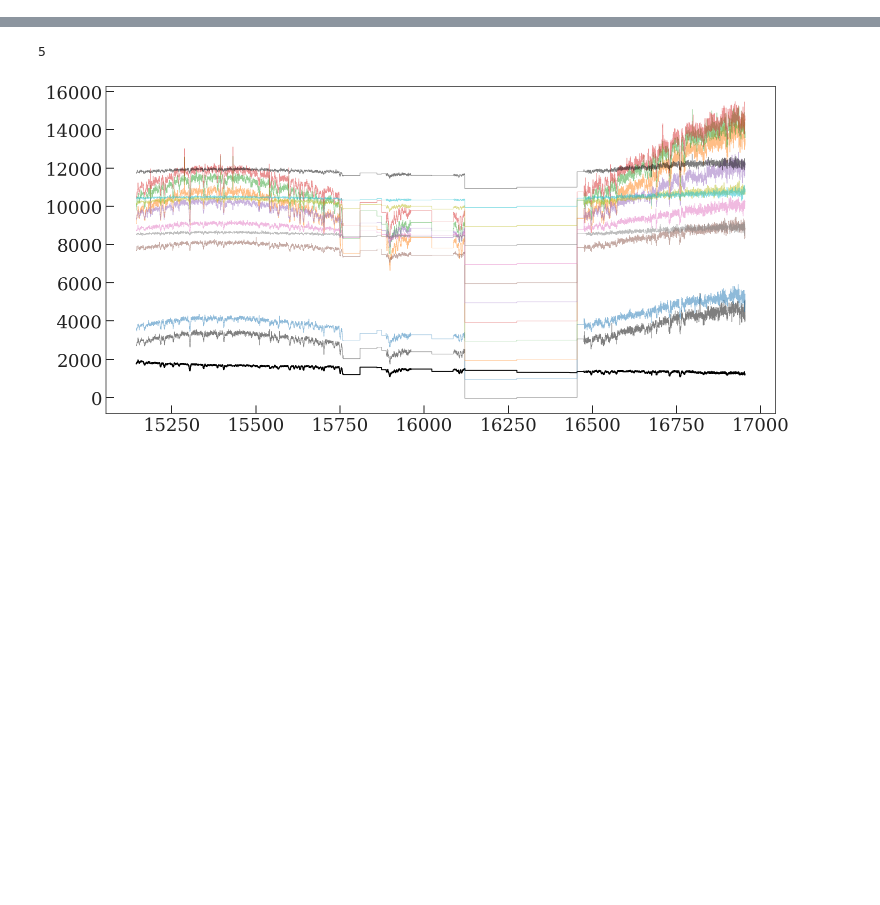
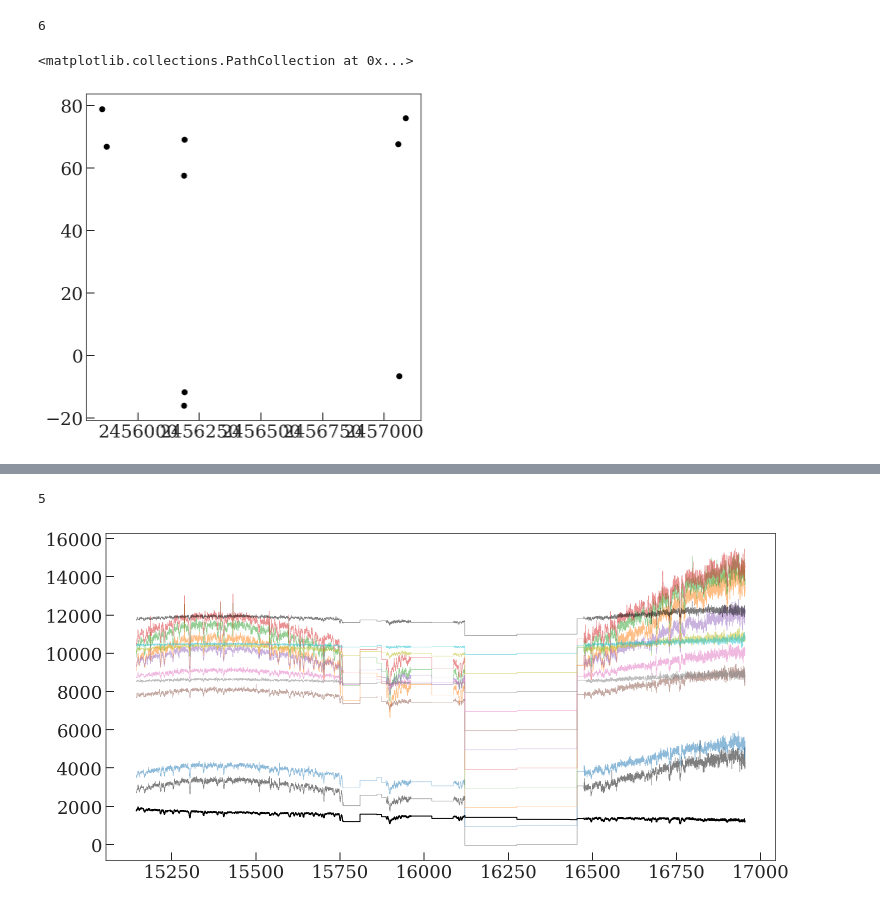
Before and after one commit to adrn/FunDepartment, a Jupyter notebook: notebooks/Run-on-visits.ipynb, the cells around one changed output, grey strips where cells are left out. Saved outputs shown, nothing was run; the diff lists cells and outputs as text; code cells hidden in the pictures; blank space fills up the shorter version.

```diff
--- a/notebooks/Run-on-visits.ipynb
+++ b/notebooks/Run-on-visits.ipynb
@@ -35,3 +37,6 @@ os.environ['APOGEE_CACHE_PATH'] = '/mnt/ceph/users/apricewhelan/apogee'
 # %%
-allstar = at.Table.read('/mnt/home/apricewhelan/data/APOGEE_DR17/allStar-dr17-l33alpha.fits', hdu=1)
-allvisit = at.Table.read('/mnt/home/apricewhelan/data/APOGEE_DR17/allVisit-dr17-l33alpha.fits', hdu=1)
+# allstar = at.Table.read('/mnt/home/apricewhelan/data/APOGEE_DR17/allStar-dr17-l33alpha.fits', hdu=1)
+# allvisit = at.Table.read('/mnt/home/apricewhelan/data/APOGEE_DR17/allVisit-dr17-l33alpha.fits', hdu=1)
+
+allstar = at.Table.read('/mnt/home/apricewhelan/data/APOGEE_DR16/allStar-r12-l33.fits', hdu=1)
+allvisit = at.Table.read('/mnt/home/apricewhelan/data/APOGEE_DR16/allVisit-r12-l33.fits', hdu=1)
@@ -38,6 +46,28 @@ allvisit = at.Table.read('/mnt/home/apricewhelan/data/APOGEE_DR17/allVisit-dr17-
+# %%
+shit_mask = ((allstar['VSCATTER'] > 40) &
+             (allstar['LOGG'] > 3.5) &
+             (allstar['TEFF'] > 3500) &
+             (allstar['TEFF'] < 6500) &
+             (allstar['SNR'] > 150) &
+             (allstar['NVISITS'] < 15) &
+             (allstar['NVISITS'] > 8) &
+             (allstar['APOGEE_ID'] != '2M11291785+4853250') &
+             (allstar['TELESCOPE'] == 'apo25m'))
+shit_mask.sum()
+# %% [output]
+6
 # %%
 # apid = '2M19241171+3650235' # KOI-984
-apid = '2M11291785+4853250' # variable control star
+# apid = '2M11291785+4853250' # variable control star
+apid = allstar['APOGEE_ID'][shit_mask][1]
 star = allstar[allstar['APOGEE_ID'] == apid]
+visits_tbl = allvisit[allvisit['APOGEE_ID'] == apid]
+# %%
+# plt.scatter((visits['JD'] / 0.9631649255752563) % 1., visits['VHELIO'])
+# plt.scatter((row['JD'] / 0.9631649255752563) % 1., row['VHELIO'], color='tab:red')
+plt.scatter(visits_tbl['JD'], visits_tbl['VHELIO'])
+# %% [output]
+<matplotlib.collections.PathCollection at 0x...>
+[figure, added]
 # %%
 visits = []
```
Also changed, not shown: parts of 4 cells of this notebook, 1 other file.
